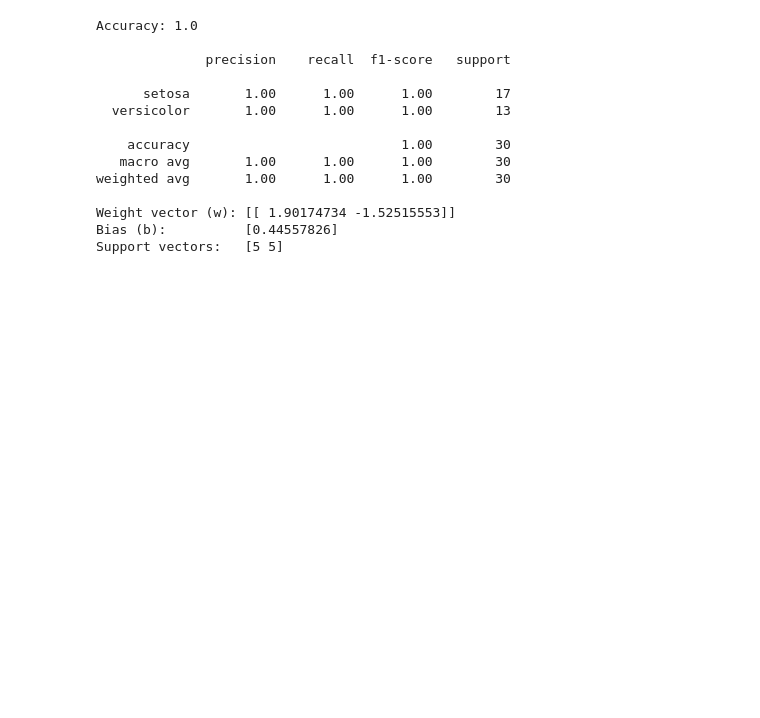
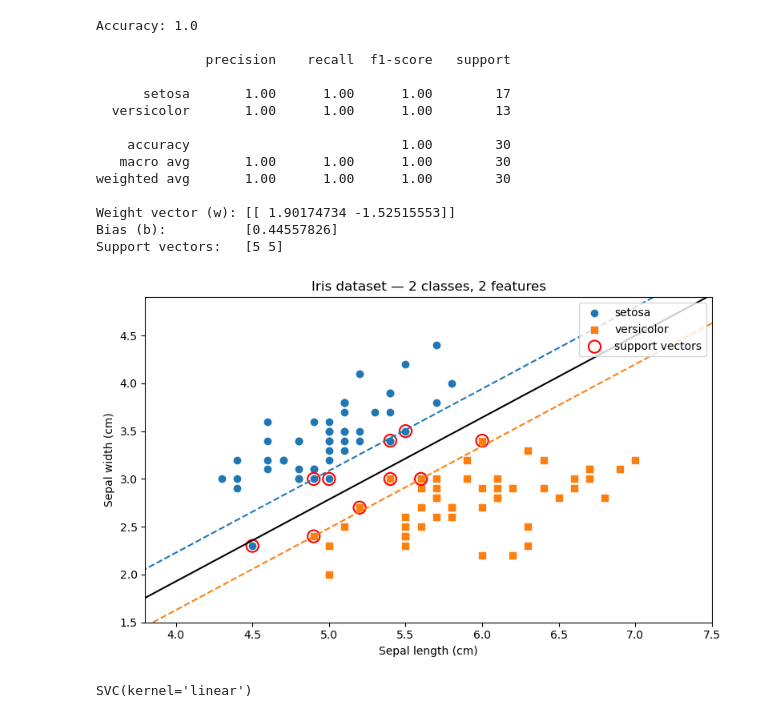
Before and after one commit to martinjimenez388/Road_to_alternatives, a Jupyter notebook: SupVecMach.ipynb, the cells around one changed output. Cells and saved outputs as stored; diff of their text form; code cells hidden in the pictures; blank space fills up the shorter version.

```diff
--- a/SupVecMach.ipynb
+++ b/SupVecMach.ipynb
@@ -73,3 +66,69 @@ weighted avg       1.00      1.00      1.00        30
 Weight vector (w): [[ 1.90174734 -1.52515553]]
 Bias (b):          [0.44557826]
 Support vectors:   [5 5]
+# %%
+# Scatter plot — each colour is a class
+plt.figure(figsize=(8, 5))
+plt.scatter(X[y == 0, 0], X[y == 0, 1], label="setosa", marker="o")
+plt.scatter(X[y == 1, 0], X[y == 1, 1], label="versicolor", marker="s")
+# --- Plot the decision boundary + margins ---
+# After fitting the scaler and the SVM (clf), create a mesh over the plot area
+# We need to scale the axes the same way we scaled the training data
+
+# Build a grid in the original (unscaled) feature space
+x_min, x_max = X[:, 0].min() - 0.5, X[:, 0].max() + 0.5
+y_min, y_max = X[:, 1].min() - 0.5, X[:, 1].max() + 0.5
+xx, yy = np.meshgrid(np.linspace(x_min, x_max, 300),
+                      np.linspace(y_min, y_max, 300))
+
+# Scale the grid points the same way the training data was scaled
+grid_points = np.c_[xx.ravel(), yy.ravel()]
+grid_scaled = scaler.transform(grid_points)
+
+# Get the decision function value at each grid point
+Z = clf.decision_function(grid_scaled).reshape(xx.shape)
+
+# Draw the decision boundary (Z=0) and the margins (Z=-1, Z=+1)
+plt.contour(xx, yy, Z, levels=[-1, 0, 1],
+            linestyles=["--", "-", "--"],
+            colors=["tab:blue", "black", "tab:orange"])
+
+# Highlight the support vectors
+sv = scaler.inverse_transform(clf.support_vectors_)  # back to original scale
+plt.scatter(sv[:, 0], sv[:, 1], s=120, facecolors="none",
+            edgecolors="red", linewidths=1.5, label="support vectors")
+plt.xlabel("Sepal length (cm)")
+plt.ylabel("Sepal width (cm)")
+plt.title("Iris dataset — 2 classes, 2 features")
+plt.legend()
+plt.tight_layout()
+
+plt.show()
+# %% [output]
+[figure, added]
+# %%
+# --- 1. Load a toy dataset (Iris, 2 classes only) ---
+breast = datasets.load_breast_cancer()
+# Keep only the first three classes for binary classification
+mask = breast.target != 3
+X = breast.data[mask][:, :3]  # use first 3 features
+y = breast.target[mask]
+
+# --- 2. Split into train / test ---
+X_train, X_test, y_train, y_test = train_test_split(
+    X, y, test_size=0.3, random_state=42
+)
+
+# --- 3. Feature scaling (important for SVM) ---
+scaler = StandardScaler()
+X_train = scaler.fit_transform(X_train)
+X_test = scaler.transform(X_test)
+
+# --- 4. Train a linear SVM ---
+# C controls the soft-margin trade-off:
+#   large C  → narrower margin, fewer misclassifications (less regularisation)
+#   small C  → wider margin, tolerates more misclassifications (more regularisation)
+clf = SVC(kernel="linear", C=1.0)
+clf.fit(X_train, y_train)
+# %% [output]
+SVC(kernel='linear')
```
Also changed, not shown: parts of 6 cells of this notebook.
